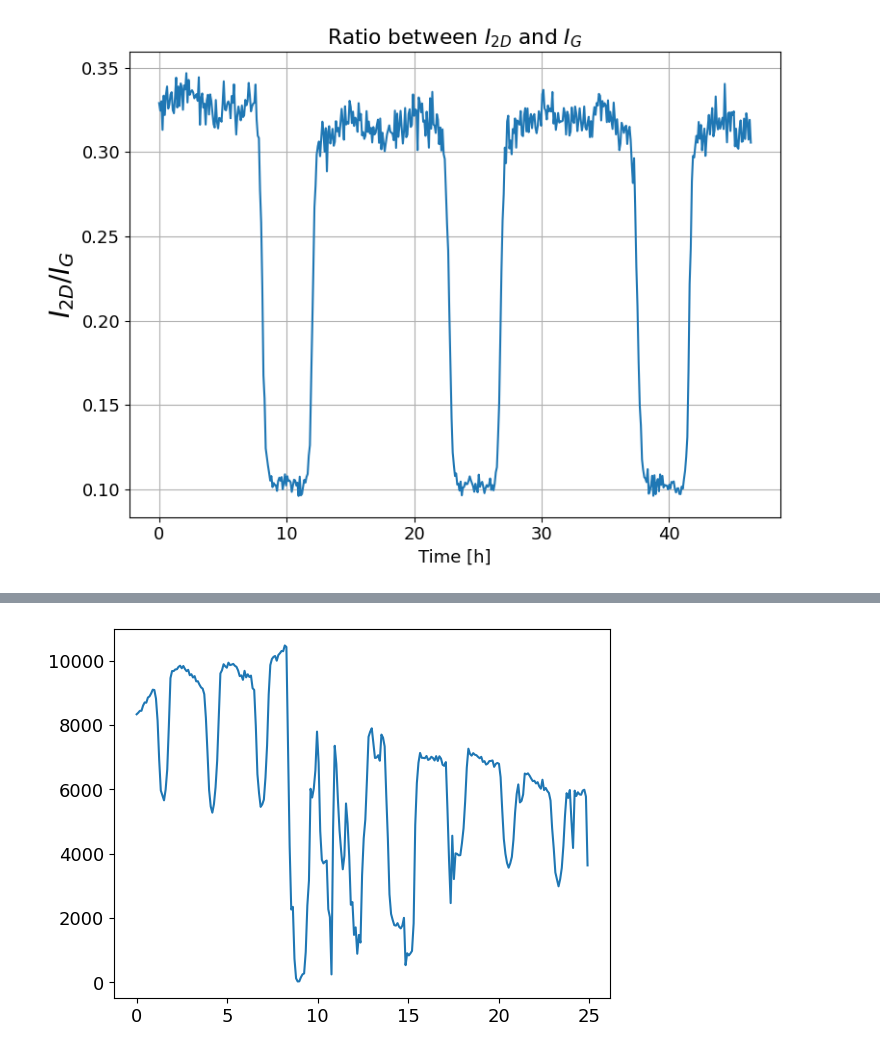
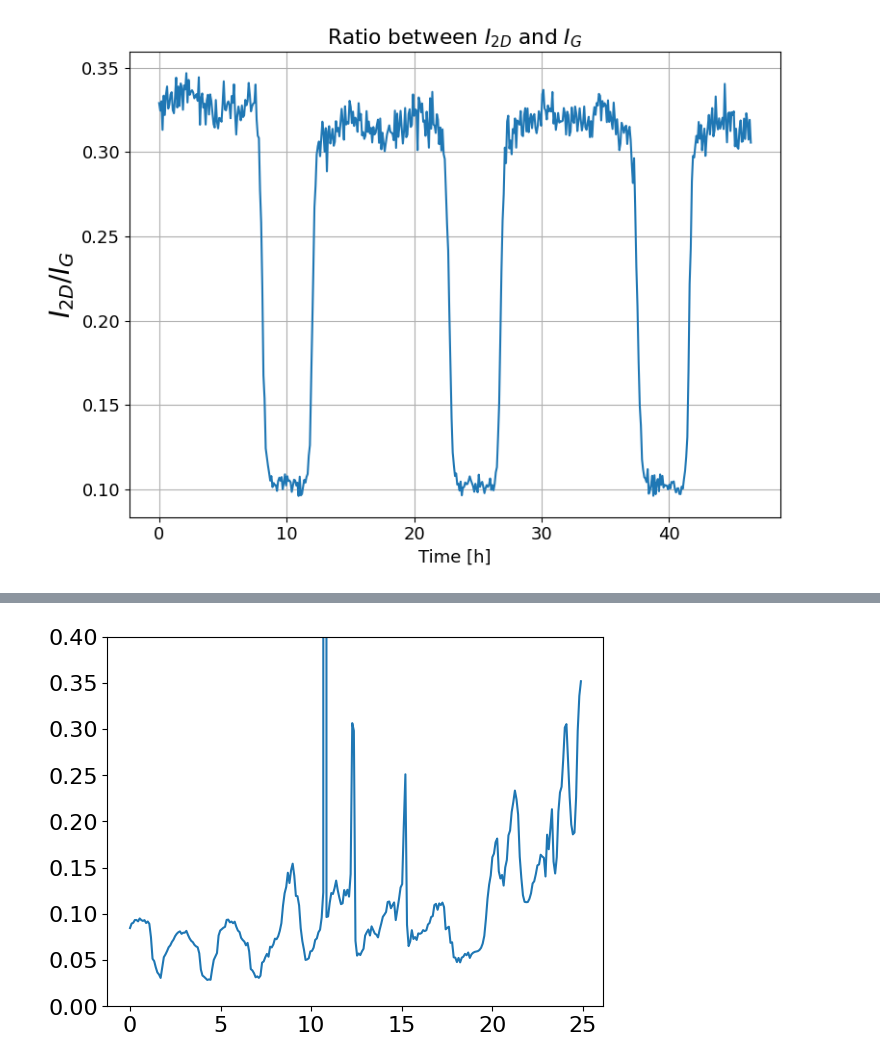
Before and after one commit to KelmendMuriqi/Raman-Spectroscopy, a Jupyter notebook: DataAnalysis.ipynb, the cells around one changed output, grey strips where cells are left out. Cells and saved outputs as stored; diff of their text form; code cells hidden in the pictures.

```diff
--- a/DataAnalysis.ipynb
+++ b/DataAnalysis.ipynb
@@ -241,3 +261,39 @@ plt.savefig(f'{DATA_DIR_RED}I2DIG_ratio_red.pdf')
 plt.show()
 # %% [output]
 [figure]
+# %%
+#fig, ax = plt.subplots(2, 2, figsize=(8,8), gridspec_kw={'height_ratios': [1,1]})
+import matplotlib.gridspec as gridspec
+#fig.delaxes(ax[1,1])
+plt.rcParams['font.size'] = 16
+fig = plt.figure(figsize=(16, 9))
+
+# Define the GridSpec with 2 columns and 3 rows (the number of rows can vary)
+gs = gridspec.GridSpec(2, 2, width_ratios=[1, 1.3])
+ax1 = fig.add_subplot(gs[:,1])
+ax1.plot(time, TwoD_height/G_height)
+ax1.set_title(r'Ratio between $I_{2D}$ and $I_G$')
+ax1.set_ylabel(r'$I_{2D}/I_G$', fontsize = 25)
+ax1.set_xlabel(r'Time [h]', fontsize=20)
+ax1.grid(alpha=0.5)
+
+ax00 = fig.add_subplot(gs[0,0])
+ax00.plot(time, G_height, color='lime')
+
+ax01 = fig.add_subplot(gs[1,0])
+ax01.plot(time, TwoD_height, color='orange')
+
+axes = [ax00, ax01]
+titles = ['G-Band Intensity', '2D-Band Intensity']
+ylabel = 'Counts'
+xlabel = 'Time [h]'
+
+for i in range(2):
+    axes[i].set_title(titles[i])
+    axes[i].set_ylabel(ylabel, fontsize=20)
+    axes[i].set_xlabel(xlabel, fontsize=20)
+    axes[i].grid(alpha=0.5)
+
+plt.tight_layout()
+#plt.savefig(f'{DATA_DIR_RED}red_intensities.pdf')
+plt.show()
@@ -322,22 +381,23 @@ plt.show()
 # %%
 D_inds = (70,110)
 G_inds = (120,160)
 TwoD_inds = (425, 480)
 
 
 D_interval = counts_blue[:, D_inds[0]:D_inds[1]]
 G_interval = counts_blue[:, G_inds[0]:G_inds[1]]
 TwoD_interval = counts_blue[:, TwoD_inds[0]:TwoD_inds[1]]
 
 D_blue_height = D_interval.max(axis=1)
 G_blue_height = G_interval.max(axis=1)
 TwoD_blue_height = TwoD_interval.max(axis=1)
 
 #plt.plot(t_bc, D_blue_height)#/G_blue_height)
-plt.plot(t_bc, TwoD_blue_height)
+plt.plot(t_bc, (D_blue_height/G_blue_height))#/G_blue_height))#[:100])
+plt.ylim(0, 0.4)
 plt.show()
 # %% [output]
-[figure, old version]
+[figure, new version]
 # %%
 current_blue = Electric_blue.get_current()
 voltage_blue = Electric_blue.get_volt()
```
Also changed, not shown: parts of 12 cells of this notebook, 7 other files.
